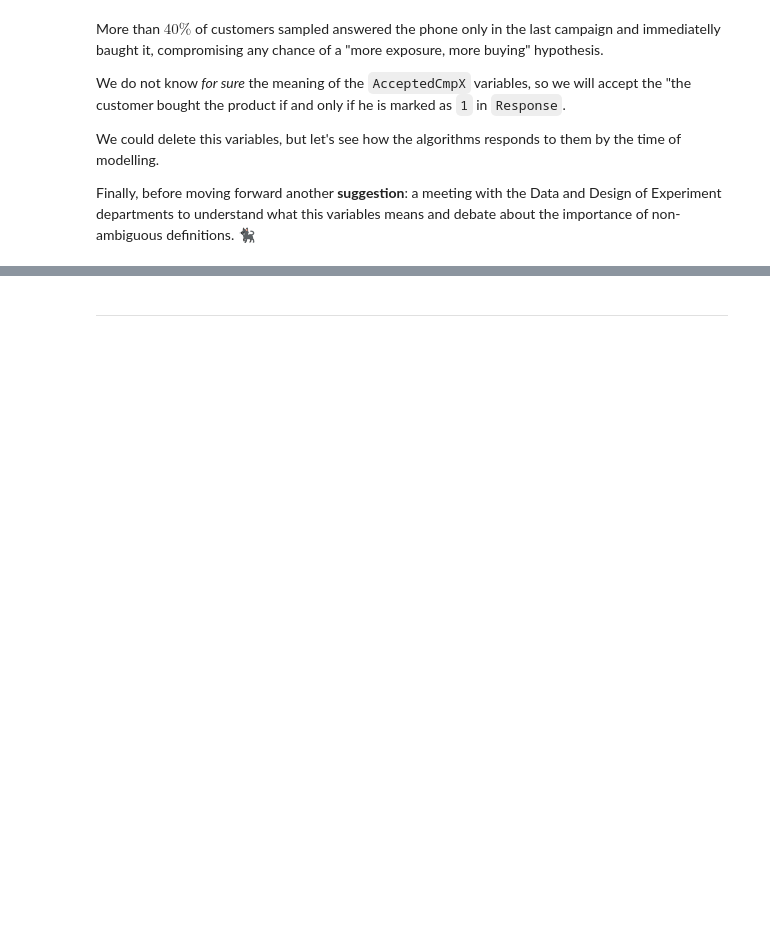
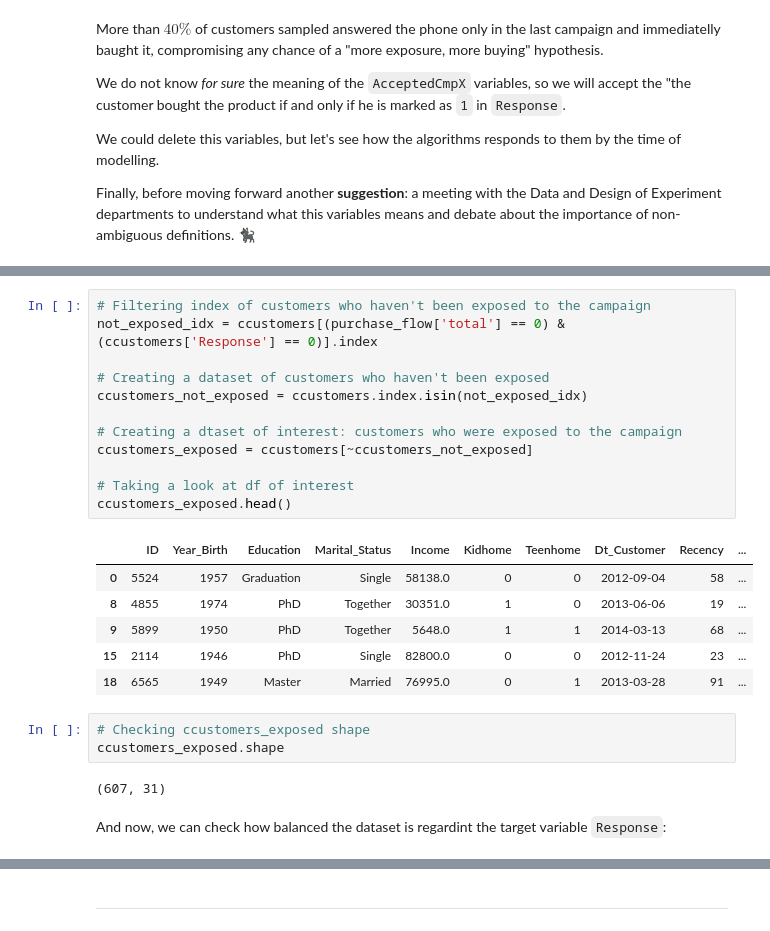
Before and after one commit to renanfmoises/consumer-behavior-analytics, a Jupyter notebook: notebooks/02. Consumer Behavior Analytics - Data Analysis (part 1).ipynb, the cells around one changed output, grey strips where cells are left out. Cells and saved outputs as stored; diff of their text form; blank space fills up the shorter version.

```diff
--- a/notebooks/02. Consumer Behavior Analytics - Data Analysis.ipynb
+++ b/notebooks/02. Consumer Behavior Analytics - Data Analysis (part 1).ipynb
@@ -545,0 +567,26 @@ Finally, before moving forward another **suggestion**: a meeting with the Data a
+# %%
+# Filtering index of customers who haven't been exposed to the campaign
+not_exposed_idx = ccustomers[(purchase_flow['total'] == 0) & (ccustomers['Response'] == 0)].index
+
+# Creating a dataset of customers who haven't been exposed
+ccustomers_not_exposed = ccustomers.index.isin(not_exposed_idx)
+
+# Creating a dtaset of interest: customers who were exposed to the campaign
+ccustomers_exposed = ccustomers[~ccustomers_not_exposed]
+
+# Taking a look at df of interest
+ccustomers_exposed.head()
+# %% [output]
+|  | ID | Year_Birth | Education | Marital_Status | Income | Kidhome | Teenhome | Dt_Customer | Recency | ... |
+| 0 | 5524 | 1957 | Graduation | Single | 58138.0 | 0 | 0 | 2012-09-04 | 58 | ... |
+| 8 | 4855 | 1974 | PhD | Together | 30351.0 | 1 | 0 | 2013-06-06 | 19 | ... |
+| 9 | 5899 | 1950 | PhD | Together | 5648.0 | 1 | 1 | 2014-03-13 | 68 | ... |
+| 15 | 2114 | 1946 | PhD | Single | 82800.0 | 0 | 0 | 2012-11-24 | 23 | ... |
+| 18 | 6565 | 1949 | Master | Married | 76995.0 | 0 | 1 | 2013-03-28 | 91 | ... |
+# %%
+# Checking ccustomers_exposed shape
+ccustomers_exposed.shape
+# %% [output]
+(607, 31)
+# %% [markdown]
+And now, we can check how balanced the dataset is regardint the target variable `Response`:
```
Also changed, not shown: parts of 17 cells of this notebook, 2 other files.
